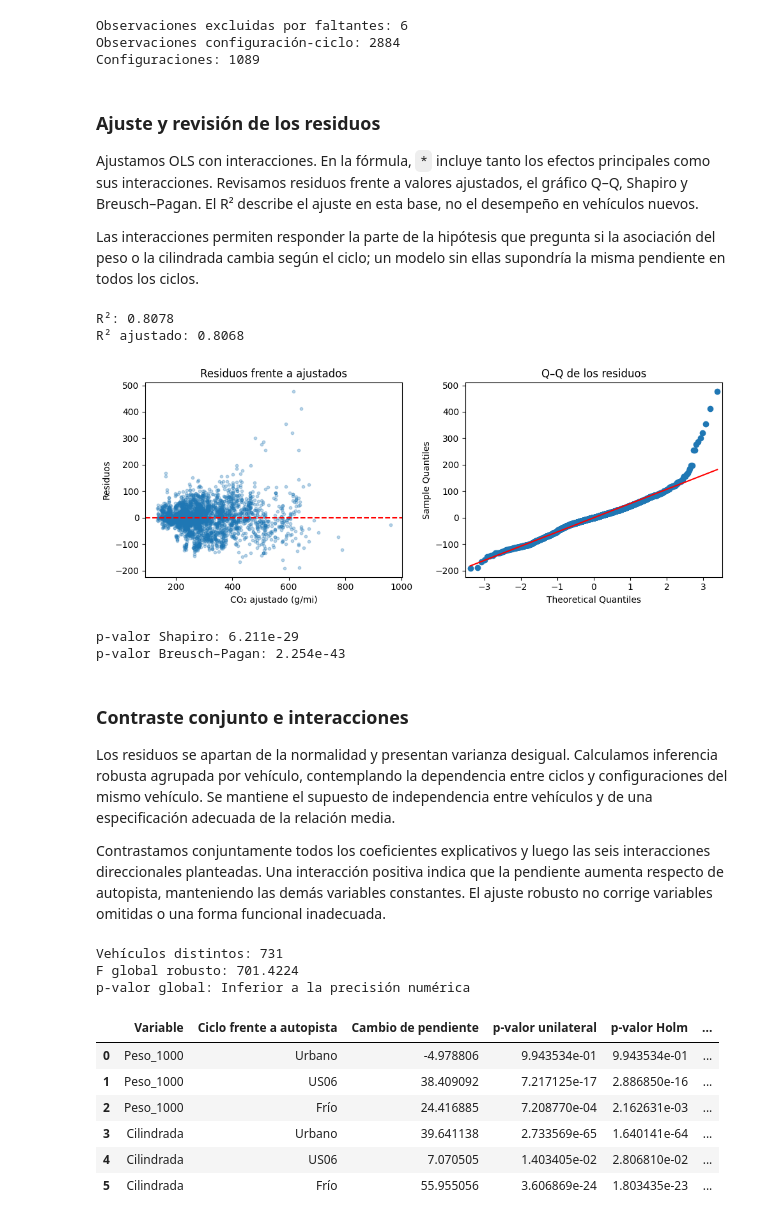
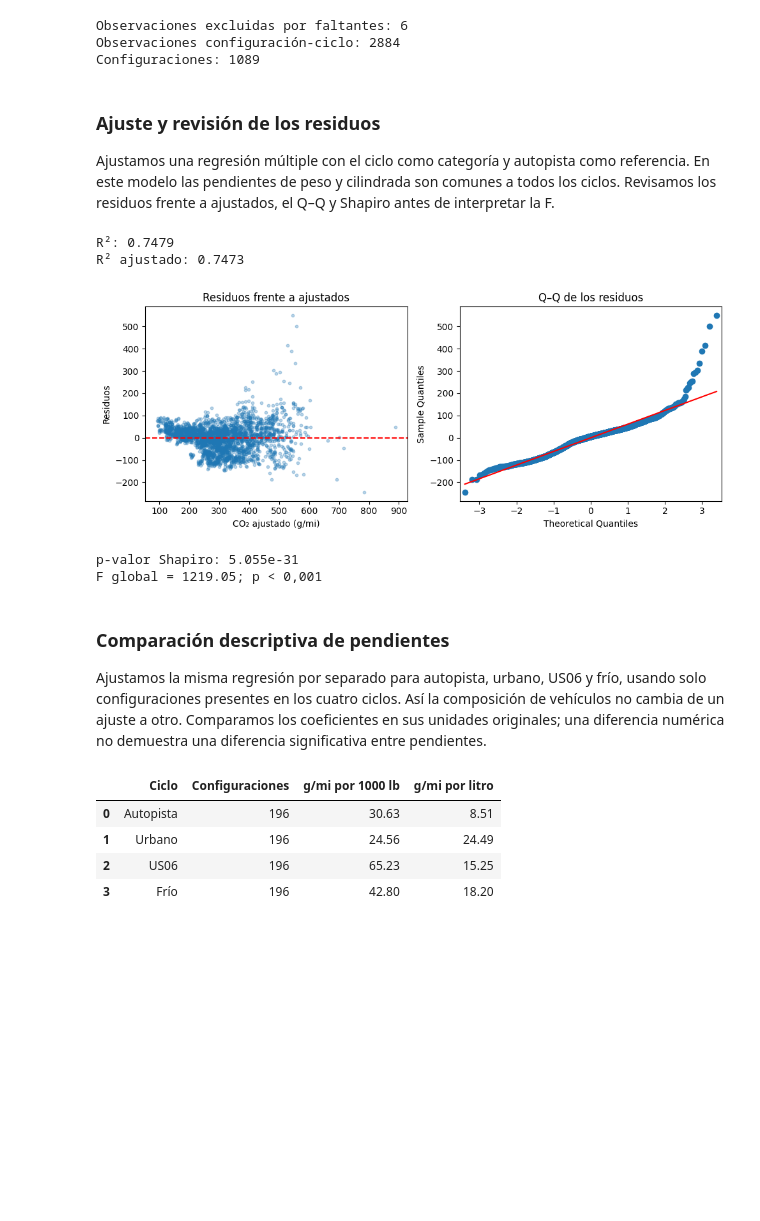
Before and after one commit to rodrigo1git/TPE-Fundamentos-de-Ciencia-de-Datos, a Jupyter notebook: TPE.ipynb, the cells around one changed output. Drawn from its saved outputs; the diff is of its cells as text; code cells hidden in the pictures; blank space fills up the shorter version.

Commit message:
Finalizacion TPE completo Grupo 13

```diff
--- a/TPE.ipynb
+++ b/TPE.ipynb
@@ -3104,80 +2991,53 @@ Configuraciones: 1089
 # %% [markdown]
 ### Ajuste y revisión de los residuos
 
-Ajustamos OLS con interacciones. En la fórmula, `*` incluye tanto los efectos principales como sus interacciones. Revisamos residuos frente a valores ajustados, el gráfico Q–Q, Shapiro y Breusch–Pagan. El R² describe el ajuste en esta base, no el desempeño en vehículos nuevos.
-
-Las interacciones permiten responder la parte de la hipótesis que pregunta si la asociación del peso o la cilindrada cambia según el ciclo; un modelo sin ellas supondría la misma pendiente en todos los ciclos.
+Ajustamos una regresión múltiple con el ciclo como categoría y autopista como referencia. En este modelo las pendientes de peso y cilindrada son comunes a todos los ciclos. Revisamos los residuos frente a ajustados, el Q–Q y Shapiro antes de interpretar la F.
 # %%
 import statsmodels.formula.api as smf
 
 modelo_4f = smf.ols(
-    "CO2 ~ (Peso_1000 + Cilindrada) * C(Ciclo) + Potencia_100", data=base_4f
+    "CO2 ~ Peso_1000 + Cilindrada + Potencia_100 + C(Ciclo)", data=base_4f
 ).fit()
 print(f"R²: {modelo_4f.rsquared:.4f}")
 print(f"R² ajustado: {modelo_4f.rsquared_adj:.4f}")
 
 fig, axes = plt.subplots(1, 2, figsize=(10, 4))
 axes[0].scatter(modelo_4f.fittedvalues, modelo_4f.resid, alpha=0.3, s=10)
 axes[0].axhline(0, color="red", linestyle="--")
 axes[0].set(xlabel="CO₂ ajustado (g/mi)", ylabel="Residuos", title="Residuos frente a ajustados")
 sm.qqplot(modelo_4f.resid, line="s", ax=axes[1])
 axes[1].set_title("Q–Q de los residuos")
 plt.tight_layout()
 plt.show()
 print(f"p-valor Shapiro: {stats.shapiro(modelo_4f.resid).pvalue:.4g}")
-print(f"p-valor Breusch–Pagan: {het_breuschpagan(modelo_4f.resid, modelo_4f.model.exog)[1]:.4g}")
+
+print(f"F global = {modelo_4f.fvalue:.2f}; p < 0,001" if modelo_4f.f_pvalue < 0.001 else f"p = {modelo_4f.f_pvalue:.3g}")
 # %% [output]
-R²: 0.8078
-R² ajustado: 0.8068
+R²: 0.7479
+R² ajustado: 0.7473
-[figure, old version]
+[figure, new version]
-p-valor Shapiro: 6.211e-29
-p-valor Breusch–Pagan: 2.254e-43
+p-valor Shapiro: 5.055e-31
+F global = 1219.05; p < 0,001
 # %% [markdown]
-### Contraste conjunto e interacciones
+### Comparación descriptiva de pendientes
 
-Los residuos se apartan de la normalidad y presentan varianza desigual. Calculamos inferencia robusta agrupada por vehículo, contemplando la dependencia entre ciclos y configuraciones del mismo vehículo. Se mantiene el supuesto de independencia entre vehículos y de una especificación adecuada de la relación media.
-
-Contrastamos conjuntamente todos los coeficientes explicativos y luego las seis interacciones direccionales planteadas. Una interacción positiva indica que la pendiente aumenta respecto de autopista, manteniendo las demás variables constantes. El ajuste robusto no corrige variables omitidas o una forma funcional inadecuada.
+Ajustamos la misma regresión por separado para autopista, urbano, US06 y frío, usando solo configuraciones presentes en los cuatro ciclos. Así la composición de vehículos no cambia de un ajuste a otro. Comparamos los coeficientes en sus unidades originales; una diferencia numérica no demuestra una diferencia significativa entre pendientes.
 # %%
-vehiculos_4f = pd.factorize(
-    pd.MultiIndex.from_frame(base_4f[["Veh Mfr Code", "Test Vehicle ID"]])
-)[0]
-modelo_robusto_4f = modelo_4f.get_robustcov_results(cov_type="cluster", groups=vehiculos_4f)
-contraste_global_4f = modelo_robusto_4f.f_test(np.eye(len(modelo_4f.params))[1:])
-print("Vehículos distintos:", len(set(vehiculos_4f)))
-print(f"F global robusto: {float(contraste_global_4f.fvalue):.4f}")
-p_global_4f = float(contraste_global_4f.pvalue)
-print("p-valor global:", f"{p_global_4f:.4g}" if p_global_4f > 0 else "Inferior a la precisión numérica")
-
-interacciones_4f = []
-for variable in ["Peso_1000", "Cilindrada"]:
-    for ciclo in ["Urbano", "US06", "Frío"]:
-        termino = f"{variable}:C(Ciclo)[T.{ciclo}]"
-        posicion = modelo_4f.params.index.get_loc(termino)
-        contraste = modelo_robusto_4f.t_test(np.eye(len(modelo_4f.params))[posicion])
-        p_unilateral = stats.t.sf(float(contraste.tvalue.item()), contraste.df_denom)
-        interacciones_4f.append([
-            variable, ciclo, float(modelo_robusto_4f.params[posicion]), p_unilateral
-        ])
-interacciones_4f = pd.DataFrame(interacciones_4f, columns=[
-    "Variable", "Ciclo frente a autopista", "Cambio de pendiente", "p-valor unilateral"
-])
-interacciones_4f["p-valor Holm"] = multipletests(
-    interacciones_4f["p-valor unilateral"], method="holm"
-)[1]
-interacciones_4f["Evidencia de intensificación"] = interacciones_4f["p-valor Holm"] < 0.05
-display(interacciones_4f)
+ciclos_4f = ["Autopista", "Urbano", "US06", "Frío"]
+sub_4f = base_4f[base_4f["Ciclo"].isin(ciclos_4f)].copy()
+sub_4f = sub_4f[sub_4f.groupby(clave_configuracion_4a)["Ciclo"].transform("nunique").eq(4)]
+pendientes_4f = []
+for ciclo in ciclos_4f:
+    grupo = sub_4f[sub_4f["Ciclo"].eq(ciclo)]
+    ajuste = smf.ols("CO2 ~ Peso_1000 + Cilindrada + Potencia_100", data=grupo).fit()
+    pendientes_4f.append([ciclo, len(grupo), ajuste.params["Peso_1000"], ajuste.params["Cilindrada"]])
+display(pd.DataFrame(pendientes_4f, columns=["Ciclo", "Configuraciones", "g/mi por 1000 lb", "g/mi por litro"]).round(2))
 # %% [output]
-Vehículos distintos: 731
-F global robusto: 701.4224
-p-valor global: Inferior a la precisión numérica
-|  | Variable | Ciclo frente a autopista | Cambio de pendiente | p-valor unilateral | p-valor Holm | ... |
-| 0 | Peso_1000 | Urbano | -4.978806 | 9.943534e-01 | 9.943534e-01 | ... |
-| 1 | Peso_1000 | US06 | 38.409092 | 7.217125e-17 | 2.886850e-16 | ... |
-| 2 | Peso_1000 | Frío | 24.416885 | 7.208770e-04 | 2.162631e-03 | ... |
-| 3 | Cilindrada | Urbano | 39.641138 | 2.733569e-65 | 1.640141e-64 | ... |
-| 4 | Cilindrada | US06 | 7.070505 | 1.403405e-02 | 2.806810e-02 | ... |
-| 5 | Cilindrada | Frío | 55.955056 | 3.606869e-24 | 1.803435e-23 | ... |
+|  | Ciclo | Configuraciones | g/mi por 1000 lb | g/mi por litro |
+| 0 | Autopista | 196 | 30.63 | 8.51 |
+| 1 | Urbano | 196 | 24.56 | 24.49 |
+| 2 | US06 | 196 | 65.23 | 15.25 |
+| 3 | Frío | 196 | 42.80 | 18.20 |
 # %% [markdown]
 ### Conclusión
 
```
Also changed, not shown: parts of 23 cells of this notebook, 1 other file.
